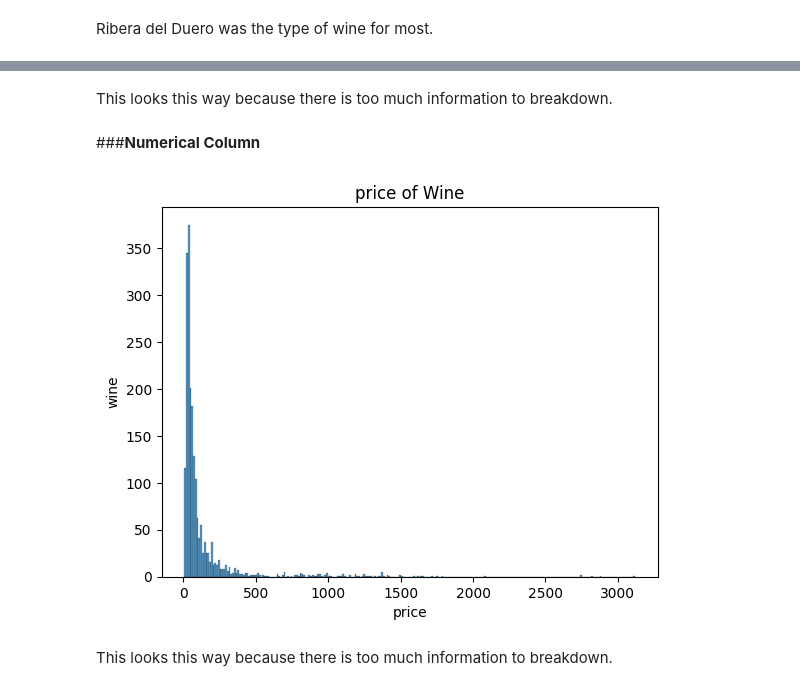
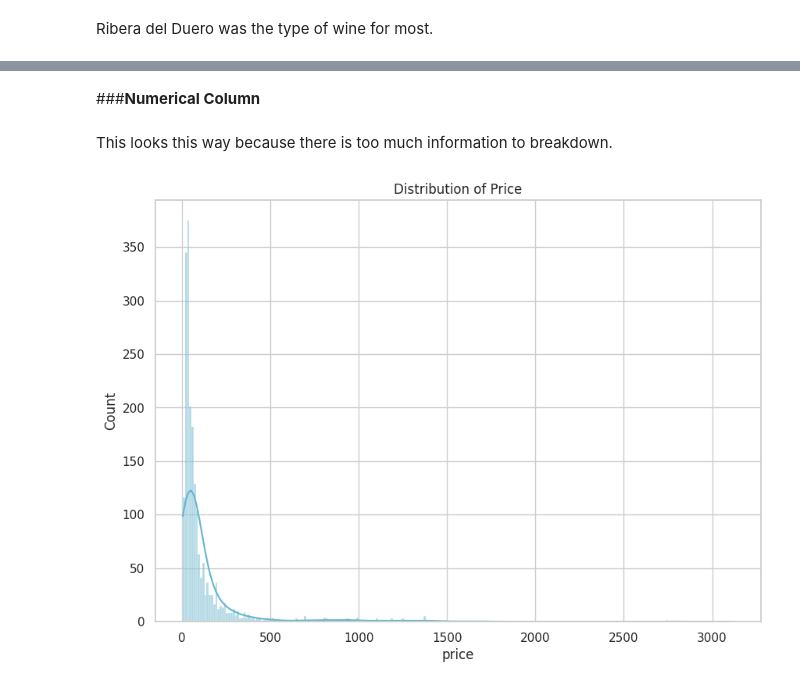
Before and after one commit to ob3dd/Adult-Income, a Jupyter notebook: Wine_Quality.ipynb, the cells around one changed output, grey strips where cells are left out. Drawn from its saved outputs; the diff is of its cells as text; code cells hidden in the pictures.

```diff
--- a/Wine_Quality.ipynb
+++ b/Wine_Quality.ipynb
@@ -187,17 +179,11 @@ sns.countplot(data = df, y = 'year');
+# %% [markdown]
+###**Numerical Column**
 # %% [markdown]
 This looks this way because there is too much information to breakdown.
-# %% [markdown]
-###**Numerical Column**
-# %%
-# Use Histogram to look at the year the wine was made
-ax = sns.histplot(data = df, x ='price');
-#Set the X axis label
-ax.set_xlabel('price')
-# Set the Y axis label
-ax.set_ylabel('wine')
-# Set the Title
-ax.set_title('price of Wine');
-# %% [output]
-[figure, removed]
-# %% [markdown]
-This looks this way because there is too much information to breakdown.
+# %%
+sns.set(style='whitegrid')
+f, ax = plt.subplots(figsize=(10, 7))
+ax = sns.histplot(df['price'], kde = True,  color = 'c')
+plt.title('Distribution of Price');
+# %% [output]
+[figure, added]
```
Also changed, not shown: parts of 8 cells of this notebook.
